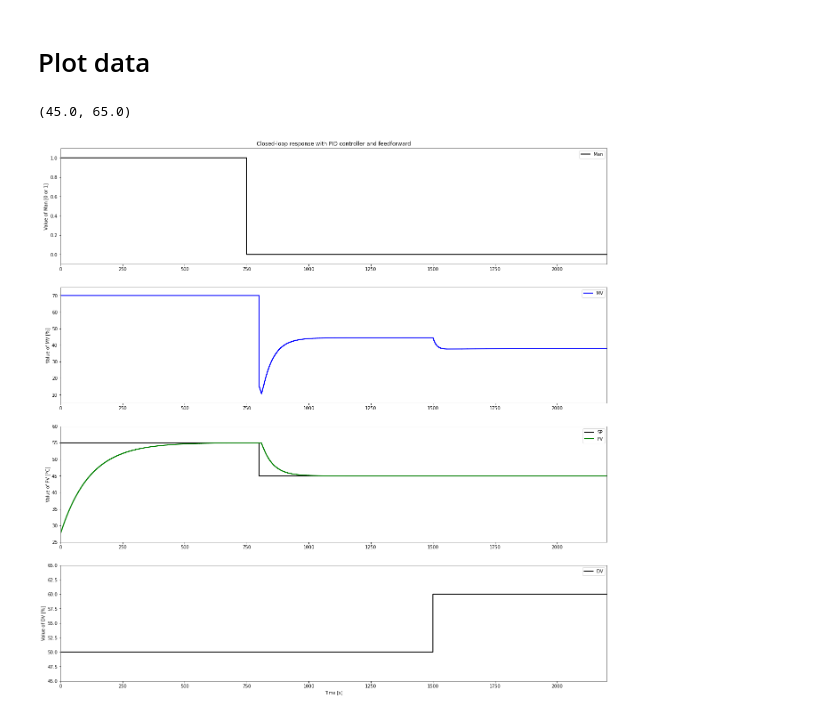
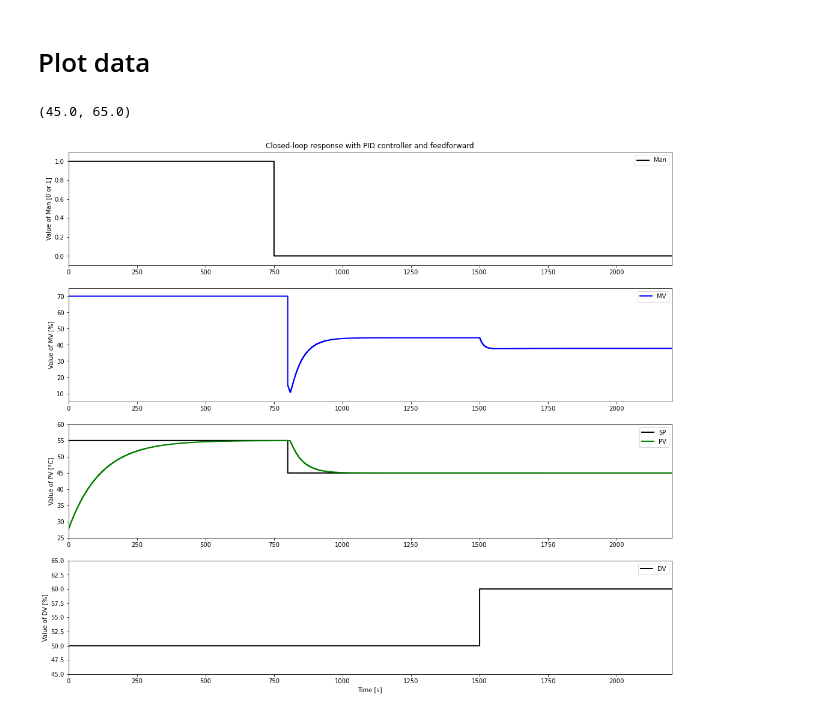
Before and after one commit to 195344/Labo_Control_Theory, a Jupyter notebook: Simulation_CLP_PID_FF.ipynb, the cells around one changed output. Cells and saved outputs as stored; diff of their text form; code cells hidden in the pictures.

```diff
--- a/Simulation_CLP_PID_FF.ipynb
+++ b/Simulation_CLP_PID_FF.ipynb
@@ -94,7 +94,7 @@ if Scenario == 'S4':
     SPPath = {0: PV0, 800: PV0-10, TSim: PV0-10} # Path for SP
     DVPath = {0: DV0, 1500: DV0+10, TSim: DV0+10} # Path for DV
     ActivateFF = True
-    ManFF = True
+    ManFF = False
 # %% [markdown]
 # Closed-loop simulation with PID and FF
 # %%
@@ -171,8 +159,8 @@ for i in range(0,N):
 # Plot data
 # %%
 fig, (ax1,ax2,ax3,ax4) = plt.subplots(4,1)
-fig.set_figheight(22)
-fig.set_figwidth(22)
+fig.set_figheight(16)
+fig.set_figwidth(18)
 
 l1, = ax1.step([0,t[-1]],[0,100],'k-',linewidth=2,label='Man',where='post')
 ax1.set_ylabel('Value of Man [0 or 1]')
@@ -184,31 +172,31 @@ ax2.set_ylabel('Value of MV [%]')
 ax2.legend(loc='best')
 
 l3, = ax3.step([0,t[-1]],[0,100],'k-',linewidth=2,label='SP',where='post')
 l4, = ax3.step([0,t[-1]],[0,100],'g-',linewidth=2,label='PV',where='post')
 ax3.set_ylabel('Value of PV [°C]')
 ax3.legend(loc='best')
 
 l5, = ax4.step([0,t[-1]],[0,100],'k-',linewidth=2,label='DV',where='post')
 ax4.set_xlabel('Time [s]')
 ax4.set_ylabel('Value of DV [%]')
 ax4.legend(loc='best')
 
 ManInt = [int(x) for x in Man]
 l1.set_data(t,ManInt)
 l2.set_data(t,MV)
 l3.set_data(t,SP)
 l4.set_data(t,PV)
 l5.set_data(t,DV)
 
 ax1.set_xlim(0,t[-1]+1)
 ax2.set_xlim(0,t[-1]+1)
 ax3.set_xlim(0,t[-1]+1)
 ax4.set_xlim(0,t[-1]+1)
 
 ax1.set_ylim(-0.1,1.1)
 ax2.set_ylim(myRound(np.min(MV),5)-5,myRound(np.max(MV),5)+5)
 ax3.set_ylim(myRound(np.min((np.min(PV),np.min(SP))),5)-5,myRound(np.max((np.max(PV),np.max(SP))),5)+5)
 ax4.set_ylim(myRound(np.min(DV),5)-5,myRound(np.max(DV),5)+5)
 # %% [output]
 (45.0, 65.0)
-[figure, old version]
+[figure, new version]
```
Also changed, not shown: parts of 1 cell of this notebook, 4 other files.
